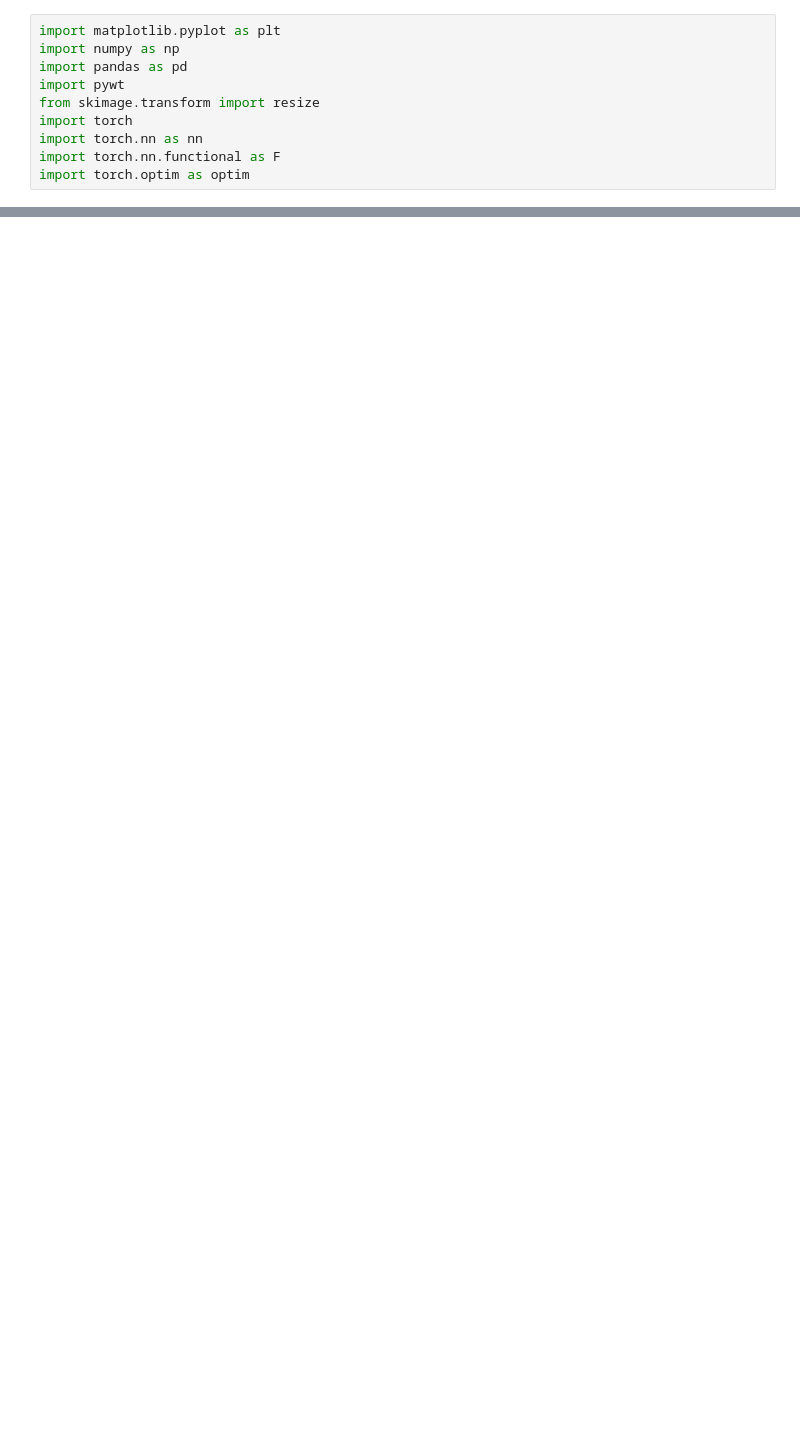
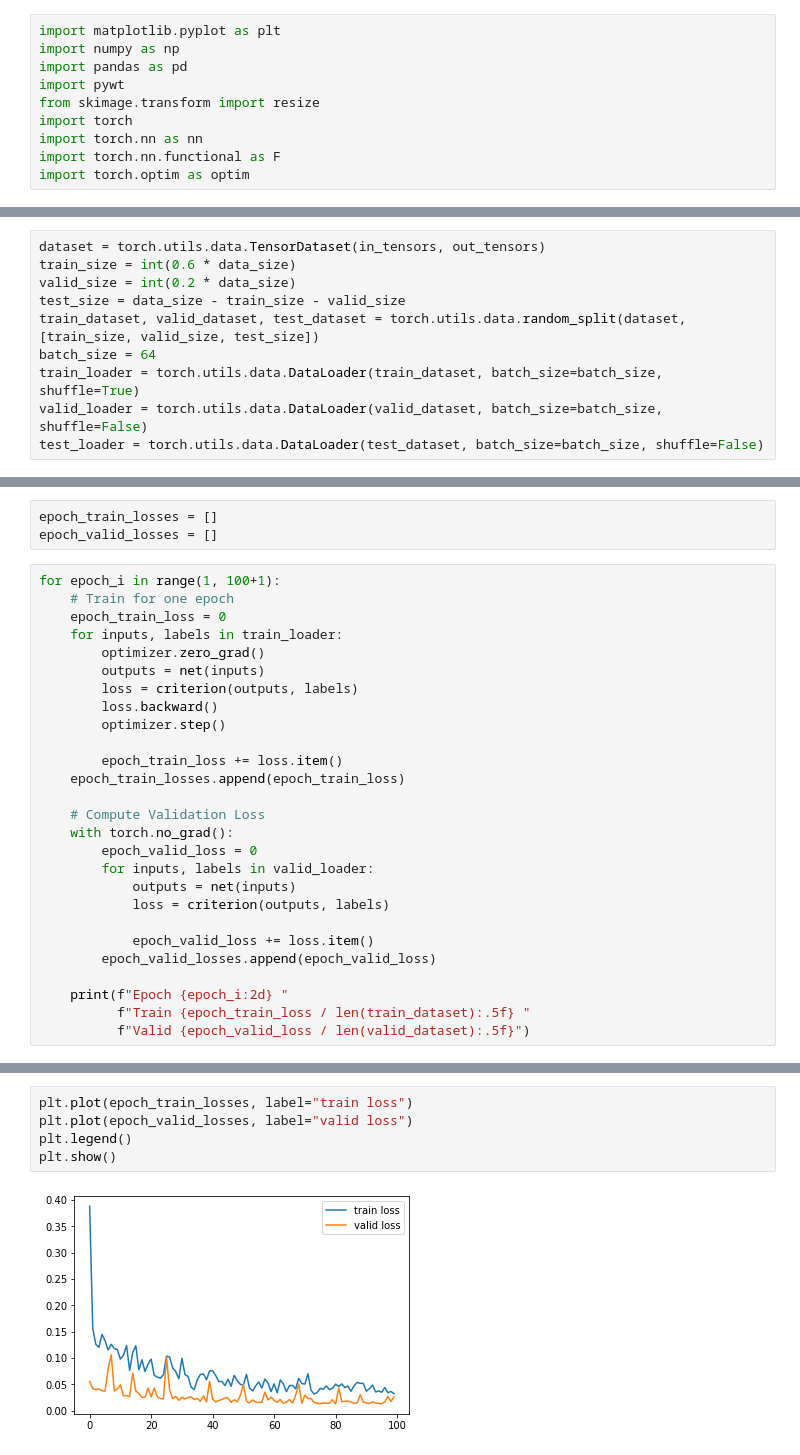
Before and after one commit to seungjaeryanlee/MagNet, a Jupyter notebook: MagNet.ipynb, the cells around one changed output, grey strips where cells are left out. Drawn from its saved outputs; the diff is of its cells as text; blank space fills up the shorter version.

```diff
--- a/MagNet.ipynb
+++ b/MagNet.ipynb
@@ -102,0 +77,10 @@ for index, row in V.iterrows():
+# %%
+dataset = torch.utils.data.TensorDataset(in_tensors, out_tensors)
+train_size = int(0.6 * data_size)
+valid_size = int(0.2 * data_size)
+test_size = data_size - train_size - valid_size
+train_dataset, valid_dataset, test_dataset = torch.utils.data.random_split(dataset, [train_size, valid_size, test_size])
+batch_size = 64
+train_loader = torch.utils.data.DataLoader(train_dataset, batch_size=batch_size, shuffle=True)
+valid_loader = torch.utils.data.DataLoader(valid_dataset, batch_size=batch_size, shuffle=False)
+test_loader = torch.utils.data.DataLoader(test_dataset, batch_size=batch_size, shuffle=False)
@@ -217,0 +133,30 @@ plt.show()
+# %%
+epoch_train_losses = []
+epoch_valid_losses = []
+# %%
+for epoch_i in range(1, 100+1):
+    # Train for one epoch
+    epoch_train_loss = 0
+    for inputs, labels in train_loader:
+        optimizer.zero_grad()
+        outputs = net(inputs)
+        loss = criterion(outputs, labels)
+        loss.backward()
+        optimizer.step()
+
+        epoch_train_loss += loss.item()
+    epoch_train_losses.append(epoch_train_loss)
+
+    # Compute Validation Loss
+    with torch.no_grad():
+        epoch_valid_loss = 0
+        for inputs, labels in valid_loader:
+            outputs = net(inputs)
+            loss = criterion(outputs, labels)
+
+            epoch_valid_loss += loss.item()
+        epoch_valid_losses.append(epoch_valid_loss)
+
+    print(f"Epoch {epoch_i:2d} "
+          f"Train {epoch_train_loss / len(train_dataset):.5f} "
+          f"Valid {epoch_valid_loss / len(valid_dataset):.5f}")
@@ -217,0 +181,7 @@ plt.show()
+# %%
+plt.plot(epoch_train_losses, label="train loss")
+plt.plot(epoch_valid_losses, label="valid loss")
+plt.legend()
+plt.show()
+# %% [output]
+[figure, added]
```
Also changed, not shown: parts of 19 cells of this notebook.
